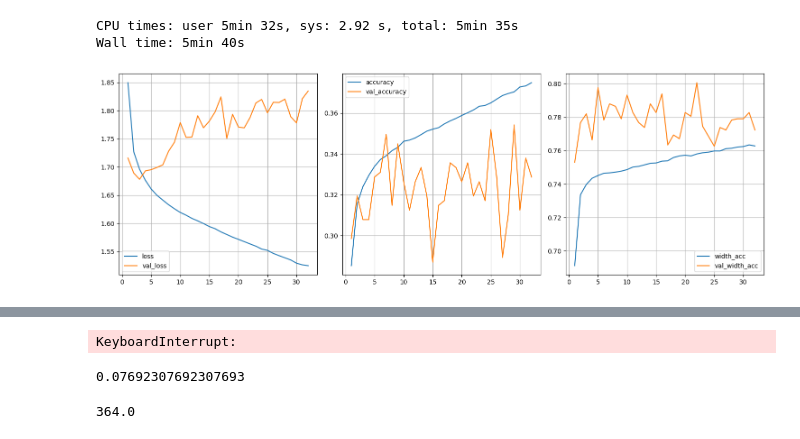
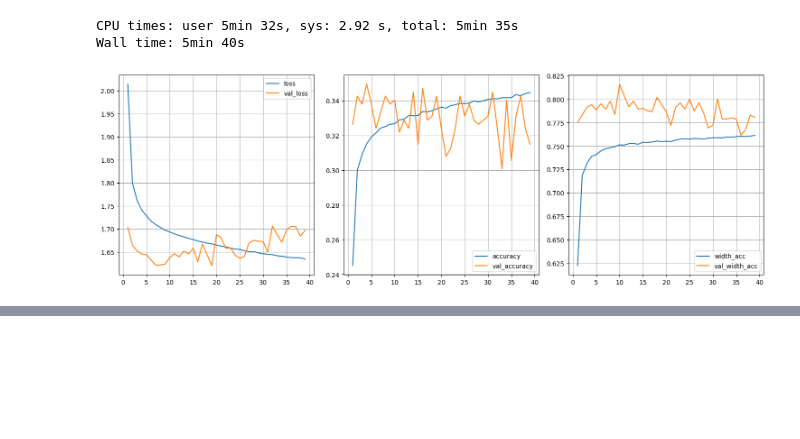
Before and after one commit to tbuelles/PicML, a Jupyter notebook: ipynb/PicML.ipynb, the cells around one changed output, grey strips where cells are left out. Drawn from its saved outputs; the diff is of its cells as text; code cells hidden in the pictures; blank space fills up the shorter version.

```diff
--- a/ipynb/PicML.ipynb
+++ b/ipynb/PicML.ipynb
@@ -195,6 +202,7 @@ def mlp_model(input_shape, units_list=[64, 64, 64, 64], lr=1e-3):
     model.add(Input(shape=input_shape))
     for units in units_list:
         model.add(Dense(units=units, activation=act_fn))
+        # model.add(Dropout(0.1))
     model.add(Dense(NUM_CLASSES, activation="softmax"))
     model.compile(optimizer=Adam(learning_rate=lr),
                   loss="categorical_crossentropy",
@@ -203,7 +211,7 @@ def mlp_model(input_shape, units_list=[64, 64, 64, 64], lr=1e-3):
 
 def train_model(model, data, batch_size=64, epochs=100, lr=1e-3):
     histories = []
-    callbacks_list = [PlotLearning(), EarlyStopping(monitor="val_loss", patience=10, verbose=1)]
+    callbacks_list = [PlotLearning(), EarlyStopping(monitor="val_loss", patience=20, verbose=1)]
     print(model.summary())
     hist = model.fit(X_train, y_train, validation_data=(X_val, y_val),
                         batch_size=batch_size, epochs=epochs,
@@ -211,11 +219,11 @@ def train_model(model, data, batch_size=64, epochs=100, lr=1e-3):
     histories.append(hist.history)
     return model, histories
 # %%
-batch_size, epochs, lr = 64, 100, 1e-2
-units_list = [64] * 8
-data = prep_data((train["pad"], val["pad"], train["pic"], val["pic"]))
+batch_size, epochs, lr = 256, 100, 1e-3
+units_list = [64] * 4
+data = prep_data((train["norm"], val["norm"], train["pic"], val["pic"]))
 input_shape = (MAX_PLUECKER_LEN,)
 model = mlp_model(input_shape=input_shape, units_list=units_list)
 model, histories = train_model(model, data, batch_size=batch_size, epochs=epochs, lr=lr)
 # %% [output]
-[figure, old version]
+[figure, new version]
@@ -224,10 +231,0 @@ Epoch 33/100
-KeyboardInterrupt:
-# %%
-def norm(p):
-    MAE = sum(map(abs, p)) / len(p)
-    print(MAE)
-    return [x / MAE for x in p]
-sum(map(abs, norm(p)))
-# %% [output]
-0.07692307692307693
-364.0
```
Also changed, not shown: parts of 10 cells of this notebook.
